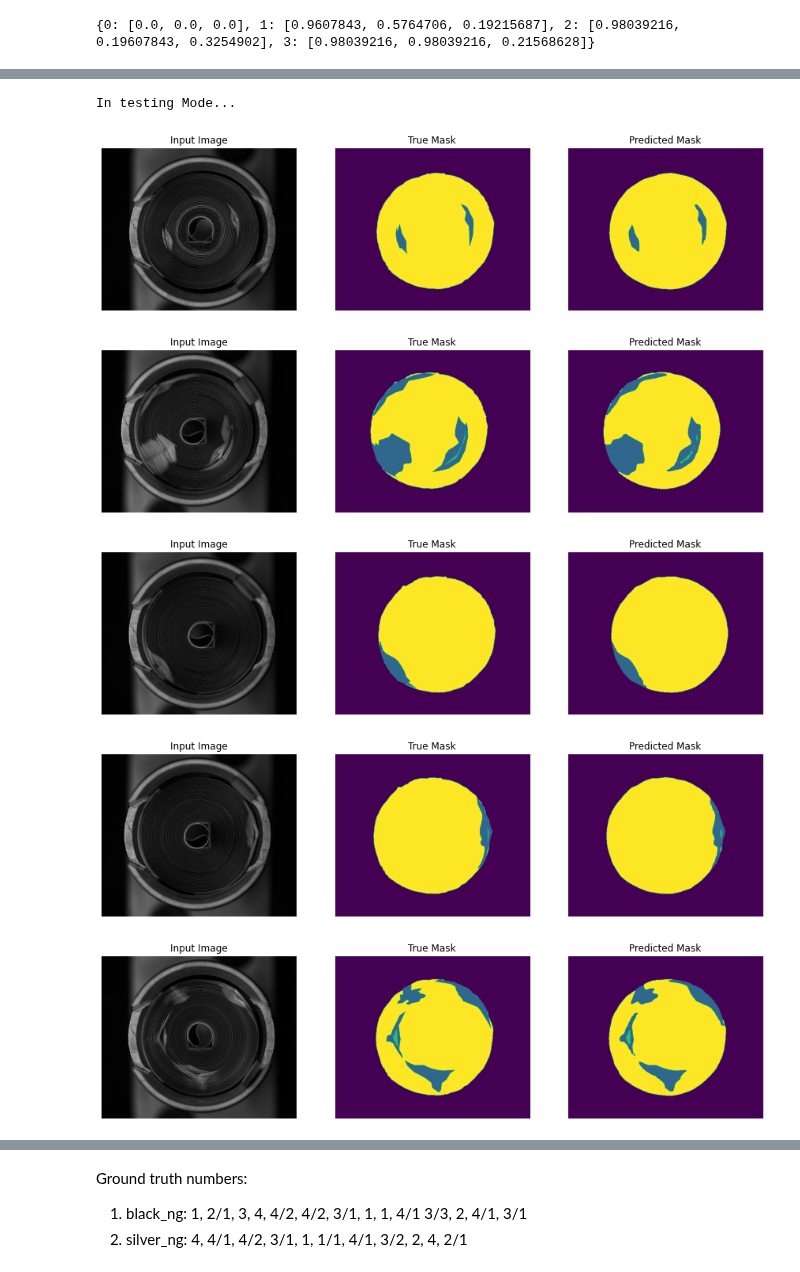
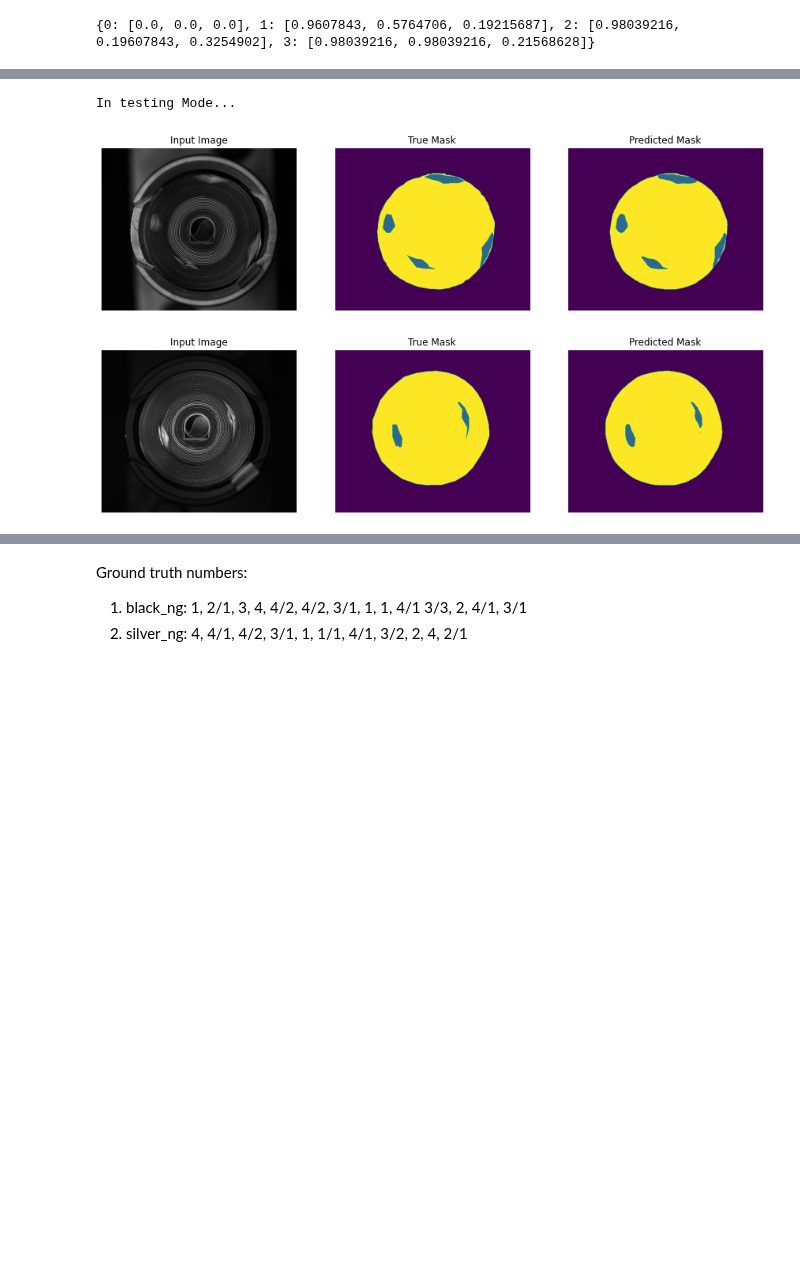
Before and after one commit to jhk0429/Segmentation_project, a Jupyter notebook: PSPNet/Inference_incep_psp_newdata.ipynb, the cells around one changed output, grey strips where cells are left out. Cells and saved outputs as stored; diff of their text form; code cells hidden in the pictures; blank space fills up the shorter version.

```diff
--- a/PSPNet/Inference_incep_psp_newdata.ipynb
+++ b/PSPNet/Inference_incep_psp_newdata.ipynb
@@ -121,14 +121,11 @@ def show_predictions(test_mode=False, x=None,y=None, num=1):
 # %%
 model = tf.keras.models.load_model(path)
 # %%
-show_predictions(test_mode=True, x=test_x, y=test_y, num=5)
+show_predictions(test_mode=True, x=test_x, y=test_y, num=2)
 # %% [output]
 In testing Mode...
-[figure, old version]
+[figure, new version]
-[figure, old version]
+[figure, new version]
-[figure, removed]
-[figure, removed]
-[figure, removed]
 # %%
 from tensorflow.python.compiler.tensorrt import trt_convert as trt
 from tqdm import tqdm
```
Also changed, not shown: parts of 2 cells of this notebook.
